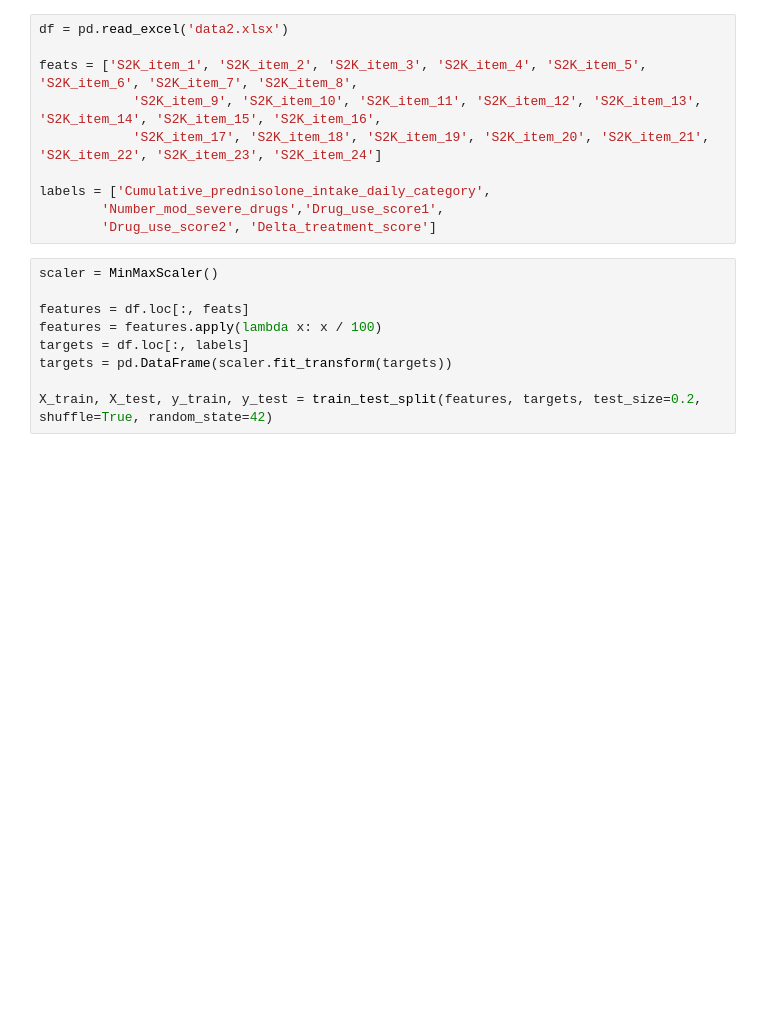
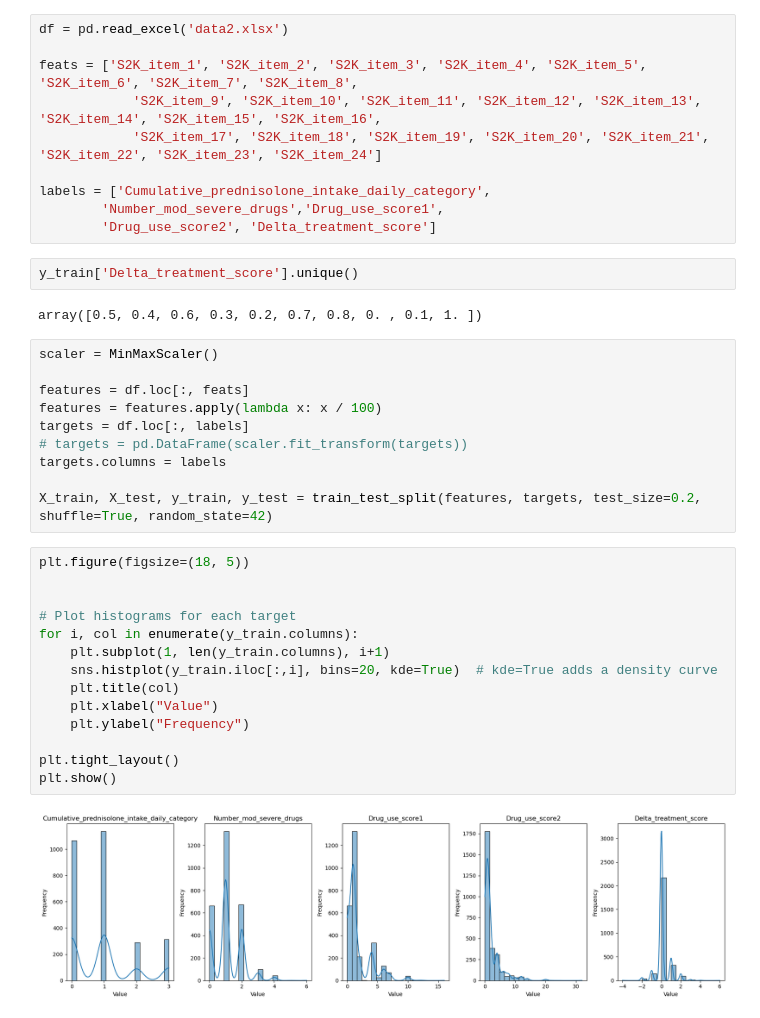
Before and after one commit to isevr/SDI, a Jupyter notebook: v3/eda_data2.ipynb, the cells around one changed output. Saved outputs shown, nothing was run; the diff lists cells and outputs as text; blank space fills up the shorter version.

```diff
--- a/v3/eda_data2.ipynb
+++ b/v3/eda_data2.ipynb
@@ -19,15 +19,36 @@ feats = ['S2K_item_1', 'S2K_item_2', 'S2K_item_3', 'S2K_item_4', 'S2K_item_5', '
 labels = ['Cumulative_prednisolone_intake_daily_category',
         'Number_mod_severe_drugs','Drug_use_score1',
         'Drug_use_score2', 'Delta_treatment_score']
+# %%
+y_train['Delta_treatment_score'].unique()
+# %% [output]
+array([0.5, 0.4, 0.6, 0.3, 0.2, 0.7, 0.8, 0. , 0.1, 1. ])
 # %%
 scaler = MinMaxScaler()
 
 features = df.loc[:, feats]
 features = features.apply(lambda x: x / 100)
 targets = df.loc[:, labels]
-targets = pd.DataFrame(scaler.fit_transform(targets))
+# targets = pd.DataFrame(scaler.fit_transform(targets))
+targets.columns = labels
 
 X_train, X_test, y_train, y_test = train_test_split(features, targets, test_size=0.2, shuffle=True, random_state=42)
+# %%
+plt.figure(figsize=(18, 5))
+
+
+# Plot histograms for each target
+for i, col in enumerate(y_train.columns):
+    plt.subplot(1, len(y_train.columns), i+1)
+    sns.histplot(y_train.iloc[:,i], bins=20, kde=True)  # kde=True adds a density curve
+    plt.title(col)
+    plt.xlabel("Value")
+    plt.ylabel("Frequency")
+
+plt.tight_layout()
+plt.show()
+# %% [output]
+[figure, added]
 # %%
 predn_rf = RandomForestRegressor(random_state=42)
 sev_drugs_rf = RandomForestRegressor(random_state=42)
```
Also changed, not shown: parts of 5 cells of this notebook, 1 other file.
